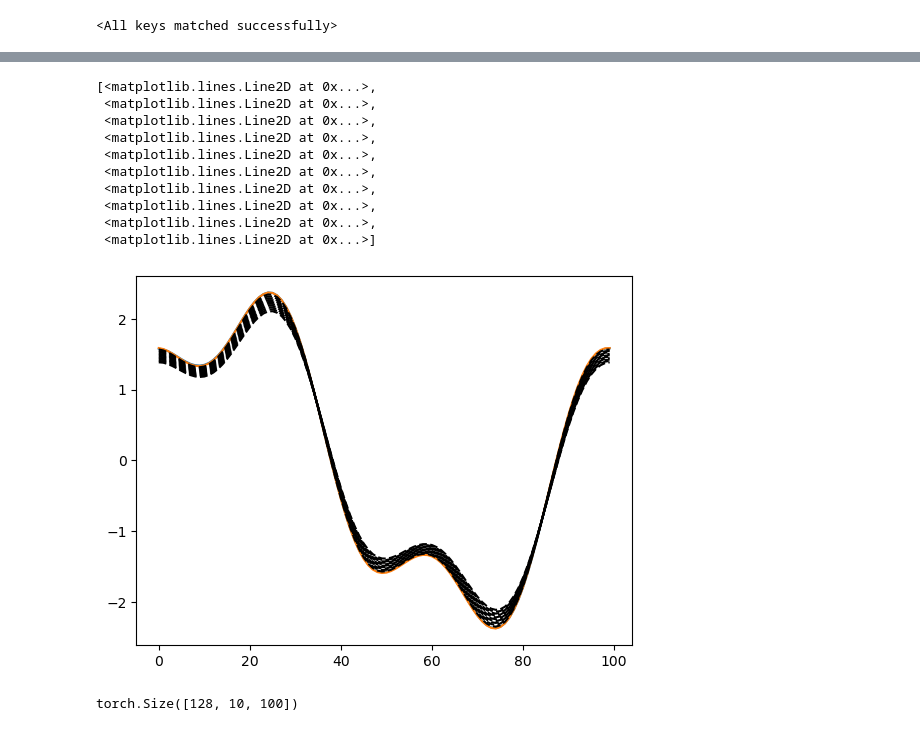
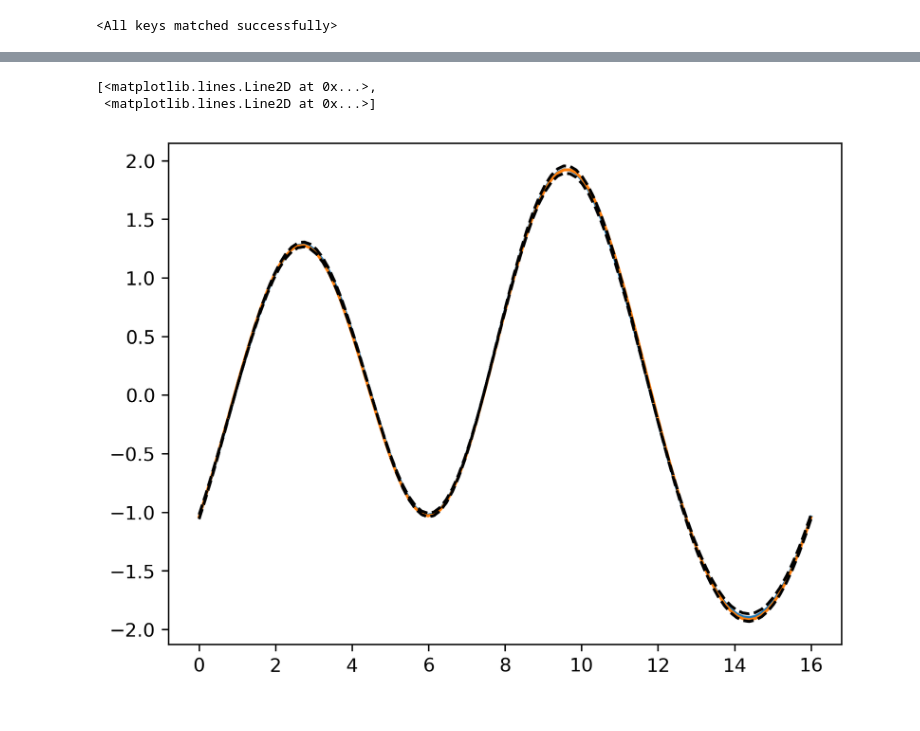
Before and after one commit to oporth/PhysicsInformedTokenTransformer, a Jupyter notebook: evaluating.ipynb, the cells around one changed output, grey strips where cells are left out. Cells and saved outputs as stored; diff of their text form; code cells hidden in the pictures.

```diff
--- a/evaluating.ipynb
+++ b/evaluating.ipynb
@@ -257,2 +83,0 @@ plt.plot((y[0,:,0]).cpu())
-# %%
-t=t*0-0.1
@@ -286,23 +86,13 @@ plt.colorbar()
-# %%
-plt.plot(((y_pred.detach()[50,:])).cpu())
-plt.plot((y[50,:,0]).cpu())
-plt.plot(((x0[50,:,:]).transpose(0,1)).cpu(),'k--')
-# %% [output]
-[<matplotlib.lines.Line2D at 0x...>,
- <matplotlib.lines.Line2D at 0x...>,
- <matplotlib.lines.Line2D at 0x...>,
- <matplotlib.lines.Line2D at 0x...>,
- <matplotlib.lines.Line2D at 0x...>,
- <matplotlib.lines.Line2D at 0x...>,
- <matplotlib.lines.Line2D at 0x...>,
- <matplotlib.lines.Line2D at 0x...>,
- <matplotlib.lines.Line2D at 0x...>,
- <matplotlib.lines.Line2D at 0x...>]
-[figure, removed]
-# %%
-x0.shape
-# %% [output]
-torch.Size([128, 10, 100])
+# %%
+ibatch=1
+fig=plt.figure(dpi=300)
+plt.plot((grid[ibatch,:]).cpu(),(y[ibatch,:,0]).cpu())
+plt.plot((grid[ibatch,:]).cpu(),((y_pred.detach()[ibatch,:])).cpu())
+plt.plot((grid[ibatch,:]).cpu(),((x0[ibatch,:,:]).transpose(0,1)).cpu(),'k--')
+# %% [output]
+[<matplotlib.lines.Line2D at 0x...>,
+ <matplotlib.lines.Line2D at 0x...>]
+[figure, new version]
 # %%
 y = y[...,0].to(device=device)
 # Compute the loss.
```
Also changed, not shown: parts of 20 cells of this notebook, 4 other files.
